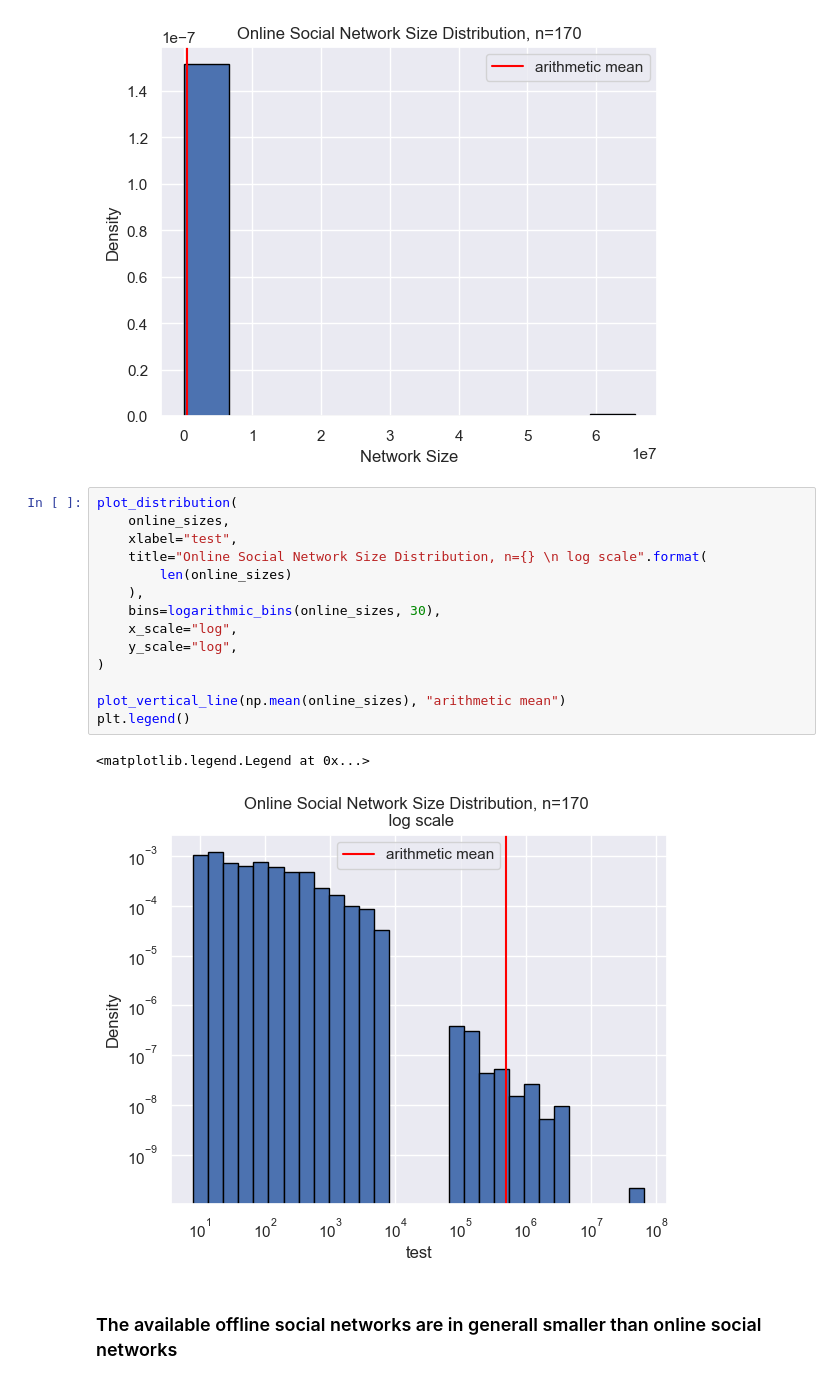
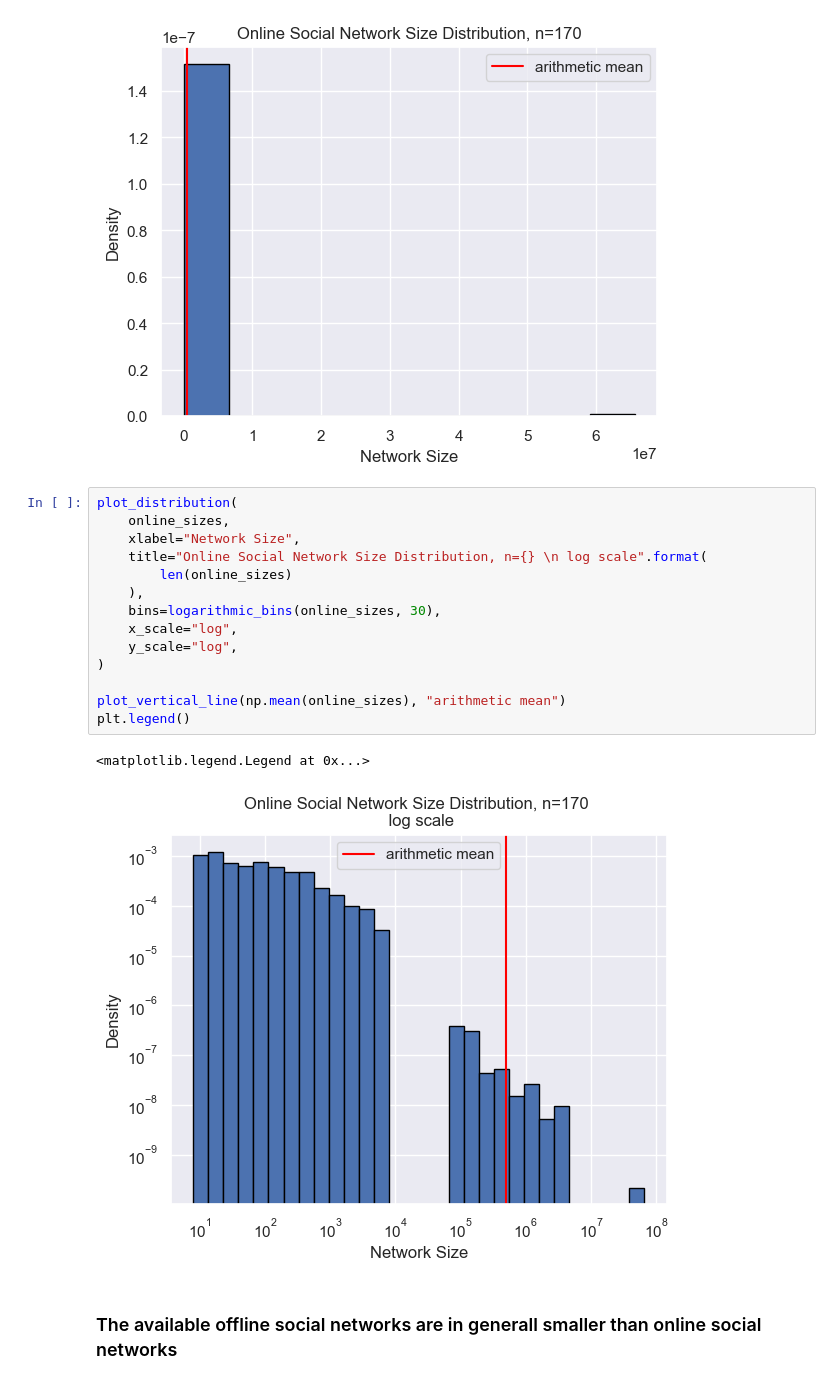
Before and after one commit to alenfrey/uzh-network-science-project, a Jupyter notebook: code/group_available_datasets.ipynb, the cells around one changed output. Saved outputs shown, nothing was run; the diff lists cells and outputs as text.

```diff
--- a/code/group_available_datasets.ipynb
+++ b/code/group_available_datasets.ipynb
@@ -275,20 +273,20 @@ plt.legend()
 # %%
 plot_distribution(
     online_sizes,
-    xlabel="test",
+    xlabel="Network Size",
     title="Online Social Network Size Distribution, n={} \n log scale".format(
         len(online_sizes)
     ),
     bins=logarithmic_bins(online_sizes, 30),
     x_scale="log",
     y_scale="log",
 )
 
 plot_vertical_line(np.mean(online_sizes), "arithmetic mean")
 plt.legend()
 # %% [output]
 <matplotlib.legend.Legend at 0x...>
-[figure, old version]
+[figure, new version]
 # %% [markdown]
 ### The available offline social networks are in generall smaller than online social networks
 # %%
```
Also changed, not shown: parts of 1 cell of this notebook, 16 other files.
